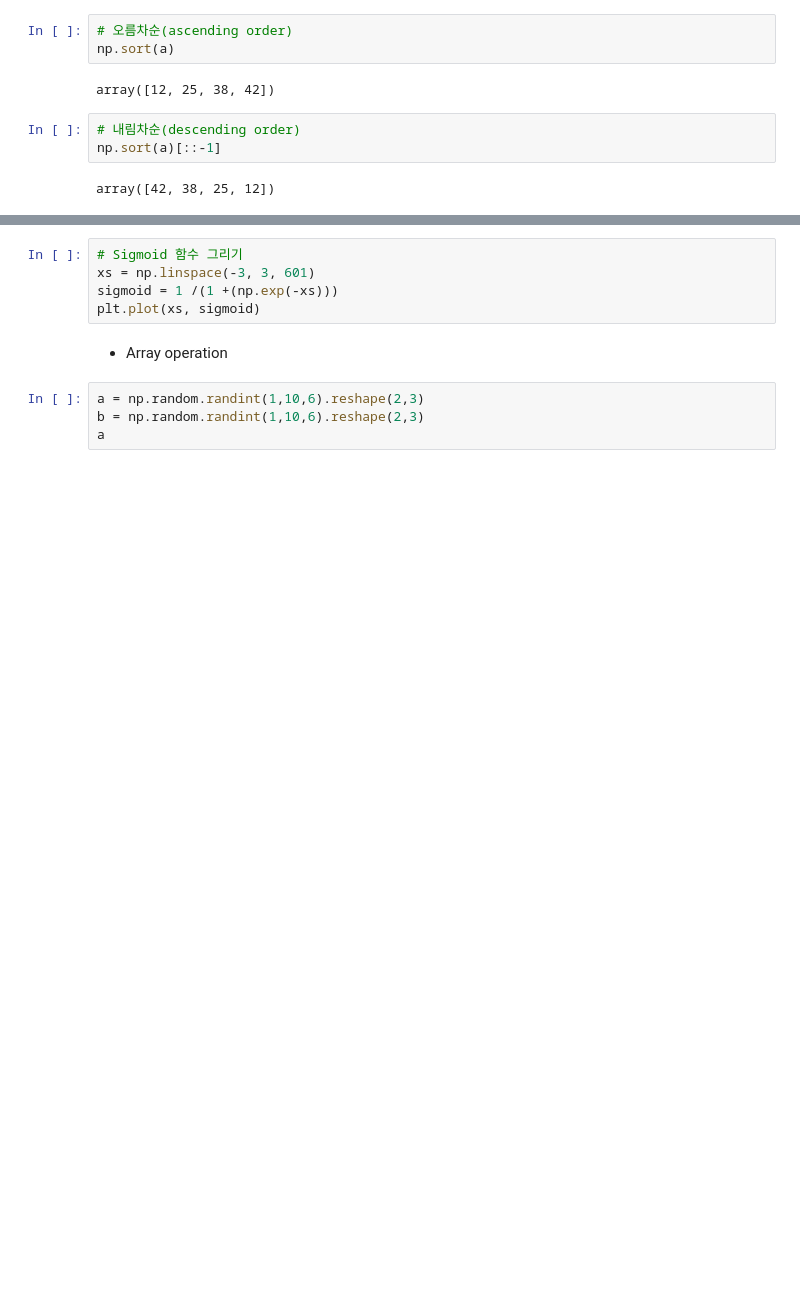
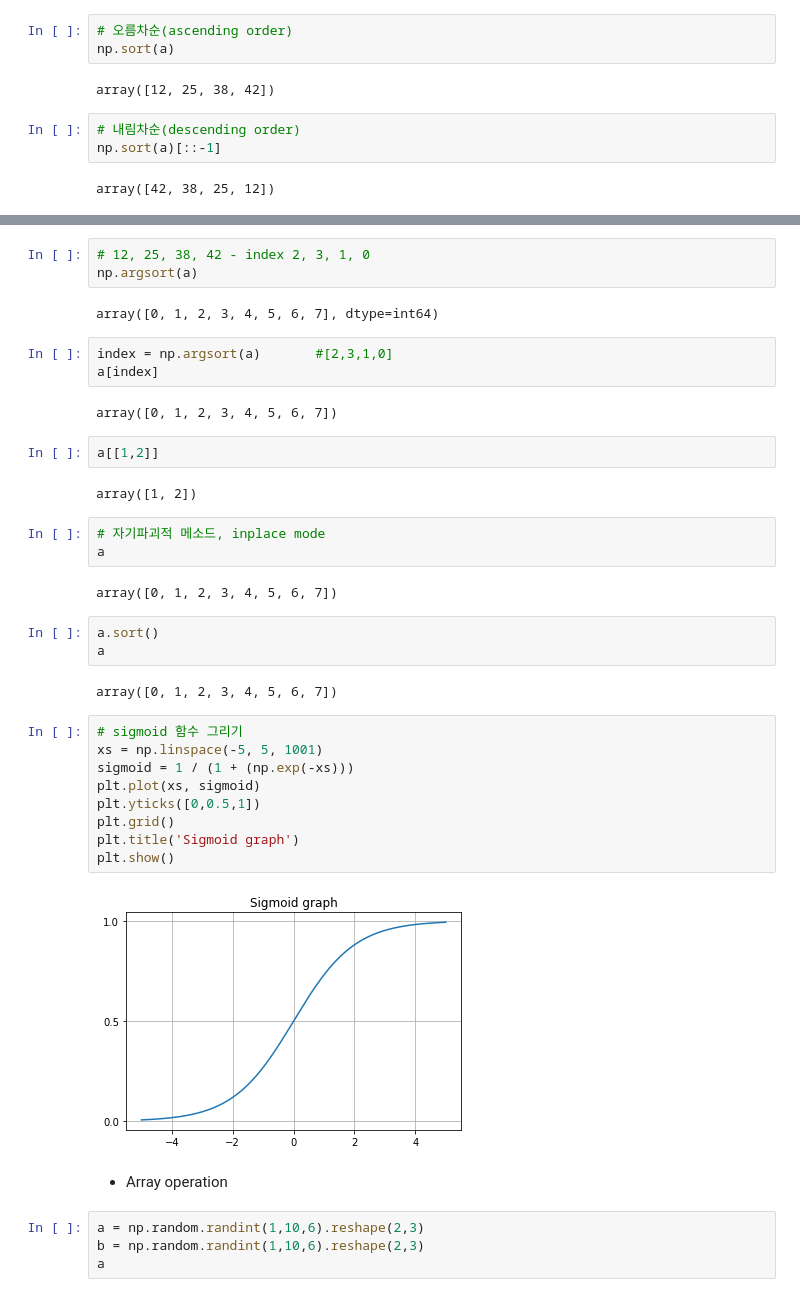
Before and after one commit to ahhahyun/MachineLearning-2021-12, a Jupyter notebook: 00. 데이터 분석/01. Numpy.ipynb, the cells around one changed output, grey strips where cells are left out. Saved outputs shown, nothing was run; the diff lists cells and outputs as text; blank space fills up the shorter version.

```diff
--- a/00. 데이터 분석/01. Numpy.ipynb
+++ b/00. 데이터 분석/01. Numpy.ipynb
@@ -175,8 +175,38 @@ def is_palindrome(S):          # s가 palindrome이면 True, 아니면 False를
+# %%
+# 12, 25, 38, 42 - index 2, 3, 1, 0
+np.argsort(a)
+# %% [output]
+array([0, 1, 2, 3, 4, 5, 6, 7], dtype=int64)
+# %%
+index = np.argsort(a)       #[2,3,1,0]
+a[index]
+# %% [output]
+array([0, 1, 2, 3, 4, 5, 6, 7])
+# %%
+a[[1,2]]
+# %% [output]
+array([1, 2])
+# %%
+# 자기파괴적 메소드, inplace mode
+a
+# %% [output]
+array([0, 1, 2, 3, 4, 5, 6, 7])
+# %%
+a.sort()
+a
+# %% [output]
+array([0, 1, 2, 3, 4, 5, 6, 7])
 # %%
-# Sigmoid 함수 그리기
-xs = np.linspace(-3, 3, 601)
-sigmoid = 1 /(1 +(np.exp(-xs)))
+# sigmoid 함수 그리기
+xs = np.linspace(-5, 5, 1001)
+sigmoid = 1 / (1 + (np.exp(-xs)))
 plt.plot(xs, sigmoid)
+plt.yticks([0,0.5,1])
+plt.grid()
+plt.title('Sigmoid graph')
+plt.show()
+# %% [output]
+[figure, added]
 # %% [markdown]
 - Array operation
 # %%
```
Also changed, not shown: parts of 22 cells of this notebook.
